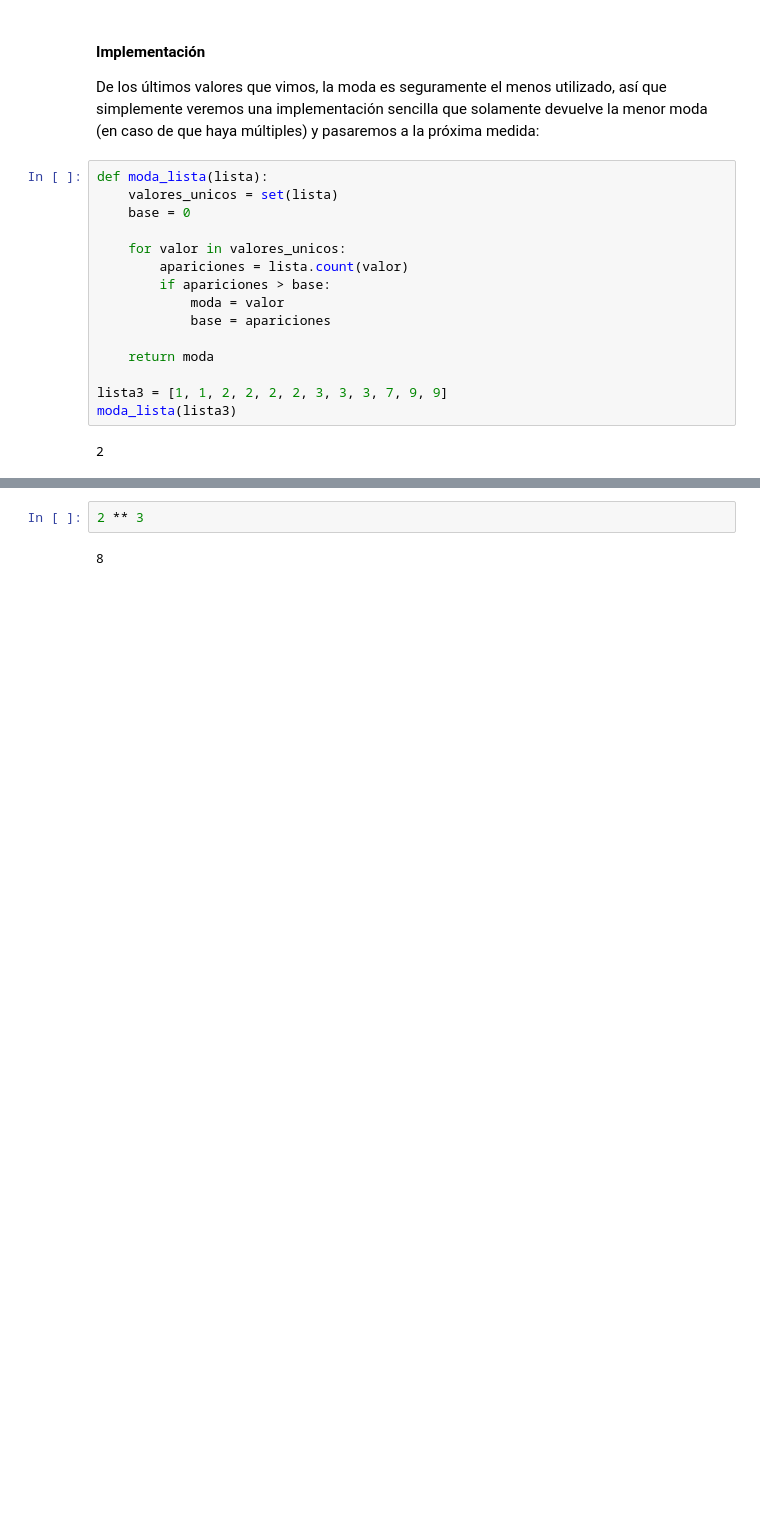
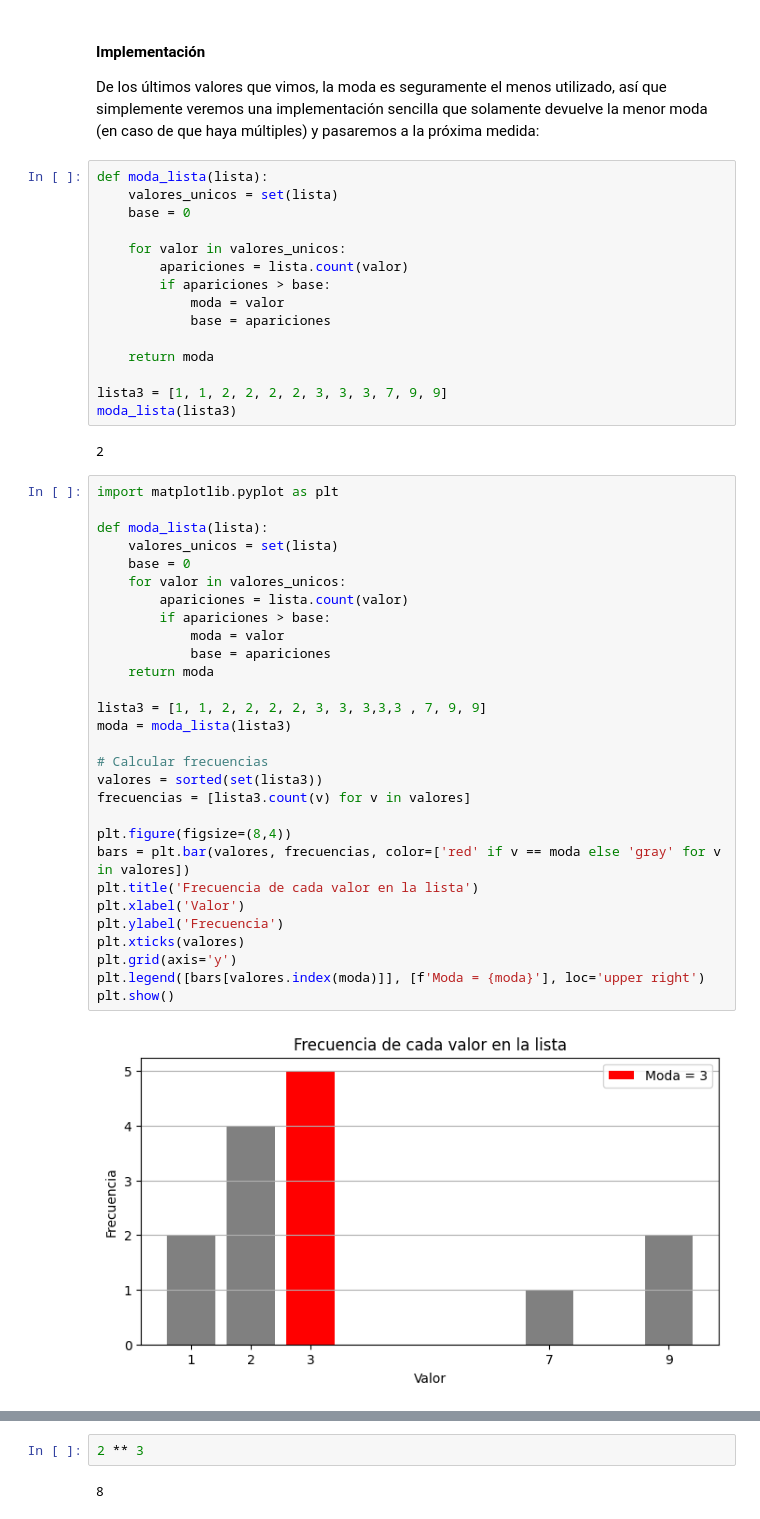
Before and after one commit to wilmanAQ/Inteligencia_Artificial, a Jupyter notebook: notebook/introducci-n-a-estad-stica-para-data-science.ipynb, the cells around one changed output, grey strips where cells are left out. Drawn from its saved outputs; the diff is of its cells as text; blank space fills up the shorter version.

```diff
--- a/notebook/introducci-n-a-estad-stica-para-data-science.ipynb
+++ b/notebook/introducci-n-a-estad-stica-para-data-science.ipynb
@@ -306,6 +306,37 @@ lista3 = [1, 1, 2, 2, 2, 2, 3, 3, 3, 7, 9, 9]
 moda_lista(lista3)
 # %% [output]
 2
+# %%
+import matplotlib.pyplot as plt
+
+def moda_lista(lista):
+    valores_unicos = set(lista)
+    base = 0
+    for valor in valores_unicos:
+        apariciones = lista.count(valor)
+        if apariciones > base:
+            moda = valor
+            base = apariciones
+    return moda
+
+lista3 = [1, 1, 2, 2, 2, 2, 3, 3, 3,3,3 , 7, 9, 9]
+moda = moda_lista(lista3)
+
+# Calcular frecuencias
+valores = sorted(set(lista3))
+frecuencias = [lista3.count(v) for v in valores]
+
+plt.figure(figsize=(8,4))
+bars = plt.bar(valores, frecuencias, color=['red' if v == moda else 'gray' for v in valores])
+plt.title('Frecuencia de cada valor en la lista')
+plt.xlabel('Valor')
+plt.ylabel('Frecuencia')
+plt.xticks(valores)
+plt.grid(axis='y')
+plt.legend([bars[valores.index(moda)]], [f'Moda = {moda}'], loc='upper right')
+plt.show()
+# %% [output]
+[figure, added]
 # %% [markdown]
 ### Desviación Estándar:
 
```
Also changed, not shown: parts of 1 cell of this notebook.
